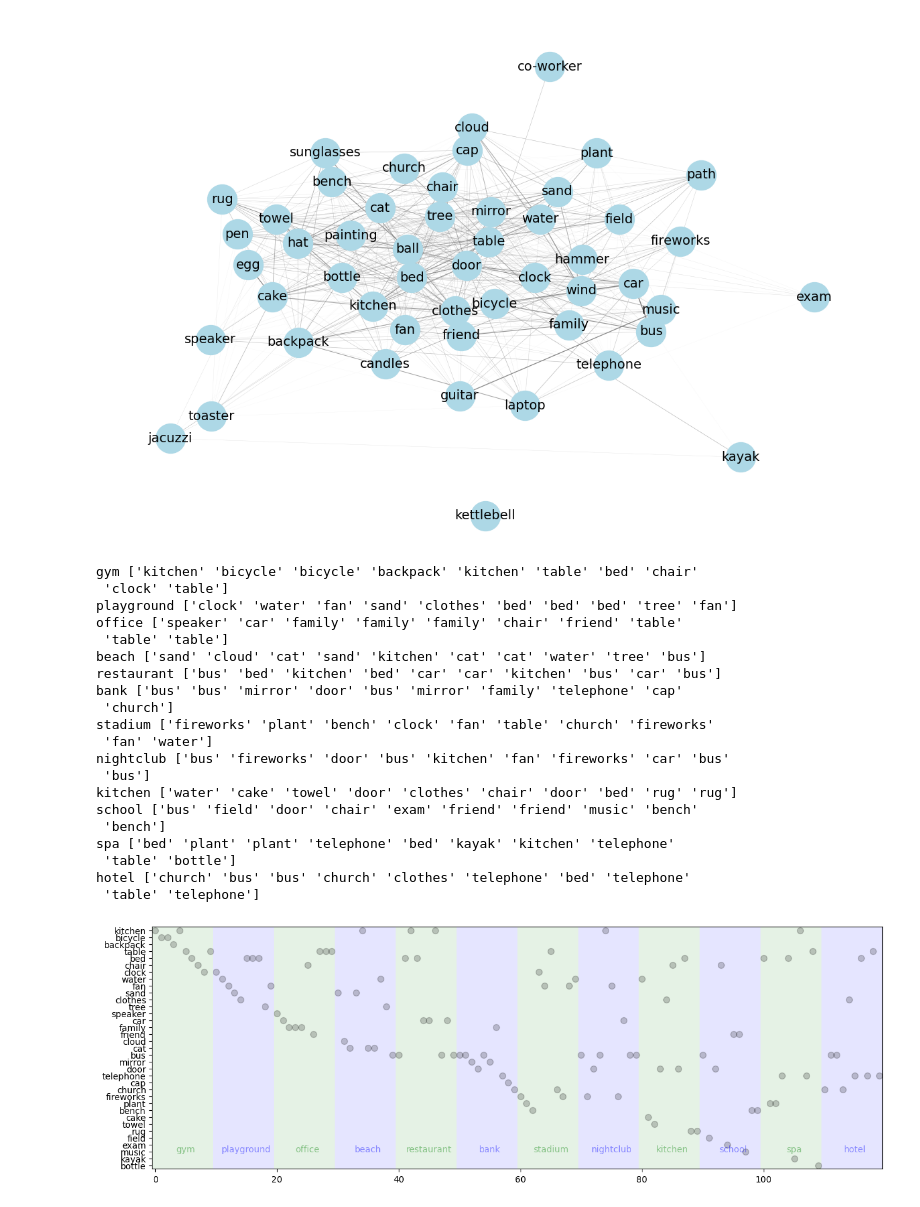
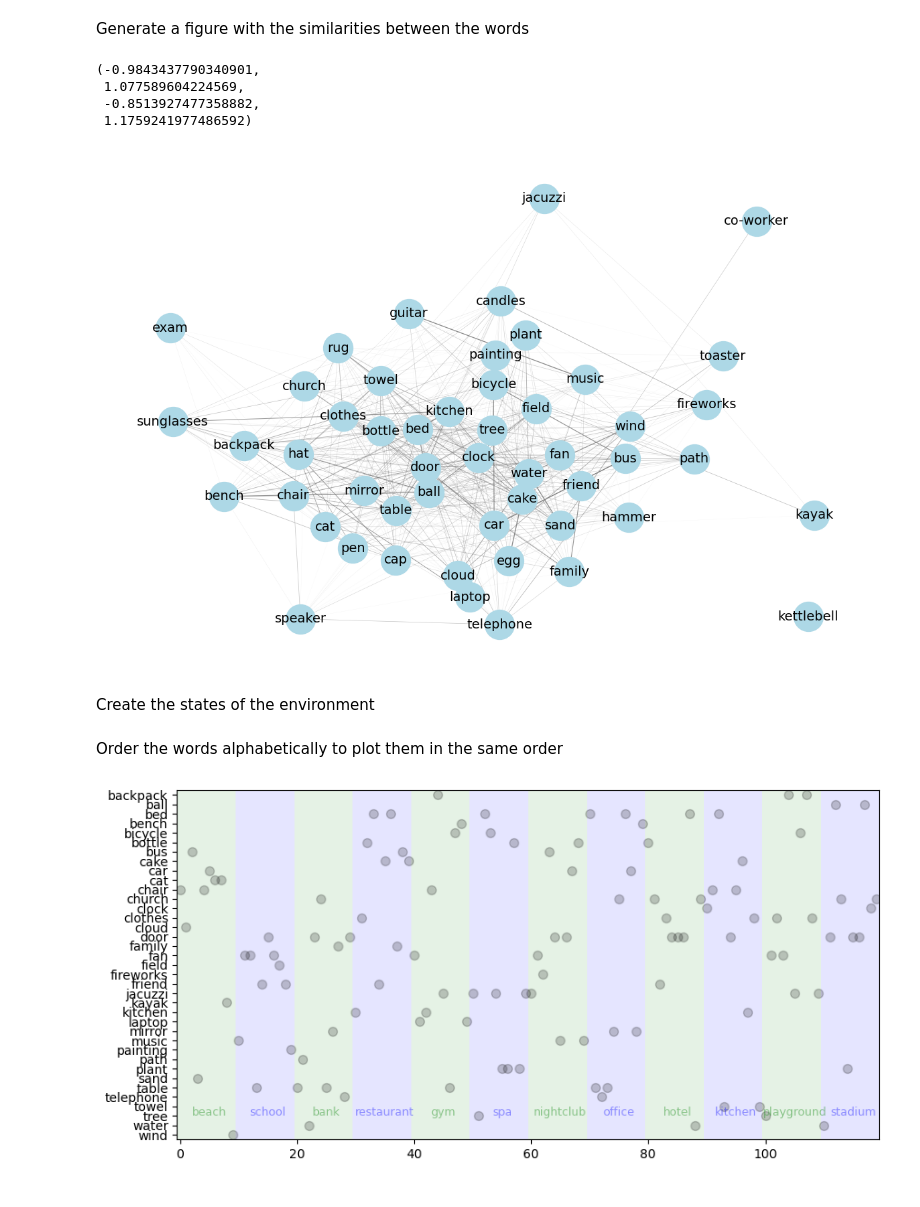
Before and after one commit to LubnaAb/episodic_memory, a Jupyter notebook: figures.ipynb, the cells around one changed output. Saved outputs shown, nothing was run; the diff lists cells and outputs as text; code cells hidden in the pictures.

```diff
--- a/figures.ipynb
+++ b/figures.ipynb
@@ -47,13 +31,10 @@ df
 # %%
 # Do the same between words and locations
-
 locations = list(set(locations))
 locations = [location for location in locations if location in model]
 
-df_locations = pd.DataFrame(columns=locations, index=words)
+df_locations_similarities = pd.DataFrame(columns=locations, index=words)
 
 for word in words:
     for location in locations:
-        df_locations.loc[word][location] = model.similarity(word, location)
-
-df_locations
+        df_locations_similarities.loc[word][location] = model.similarity(word, location)
@@ -84,3 +47,5 @@ df_locations.to_csv('locations_words_similarity.csv')
+# %% [markdown]
+Generate a figure with the similarities between the words
 # %%
 import networkx as nx
 
@@ -94,7 +59,7 @@ G.add_nodes_from(words)
 for word1 in words:
     for word2 in words:
         if word1 != word2:
-            G.add_edge(word1, word2, weight=df.loc[word1][word2])
+            G.add_edge(word1, word2, weight=df_words_similarities.loc[word1][word2])
 
 # remove edges with weight < 0.9
 G.remove_edges_from([edge for edge, weight in nx.get_edge_attributes(G, 'weight').items() if weight < 0.3])
@@ -122,13 +87,19 @@ nx.draw_networkx_labels(G, pos, font_size=14, font_family='sans', ax=ax)
 # hide the axis
 ax.axis('off')
 
-plt.show()
+# plt.show()
 # %% [output]
+(-0.9843437790340901,
+ 1.077589604224569,
+ -0.8513927477358882,
+ 1.1759241977486592)
-[figure, old version]
+[figure, new version]
+# %% [markdown]
+Create the states of the environment
 # %%
 # For each location, find the 20 most similar words
-df_locations = df_locations.astype(float)
-locations_dict = df_locations.apply(lambda x: x.sort_values(ascending=False).head(10)).to_dict()
+df_locations = df_locations_similarities.astype(float)
+locations_dict = df_locations.apply(lambda x: x.sort_values(ascending=False).head(15)).to_dict()
 
 # remove nan
 for location in locations_dict:
@@ -136,6 +107,9 @@ for location in locations_dict:
 
 # Create empty df
 df_locations_sampled = pd.DataFrame(columns=['word', 'time', 'location'])
+
+# Create a novel episode id
+novel_episode_id = 0
 
 words_to_sample = 10
 for i, location in enumerate(locations_dict):
@@ -145,26 +119,5 @@ for i, location in enumerate(locations_dict):
     word_i = np.random.choice(list(locations_dict[location].keys()), words_to_sample, p=p)
     time_ = i * words_to_sample + np.arange(words_to_sample)
     location_i = [location] * words_to_sample
-    df_locations_sampled = df_locations_sampled.append(pd.DataFrame({'word': word_i, 'time': time_, 'location': location_i}), ignore_index=True)
-    print(location, word_i)
+    df_locations_i = pd.DataFrame({'word': word_i, 'time': time_, 'location': location_i})
+    df_locations_sampled = pd.concat([df_locations_sampled, df_locations_i], ignore_index=True)
-# %% [output]
-gym ['kitchen' 'bicycle' 'bicycle' 'backpack' 'kitchen' 'table' 'bed' 'chair'
- 'clock' 'table']
-playground ['clock' 'water' 'fan' 'sand' 'clothes' 'bed' 'bed' 'bed' 'tree' 'fan']
-office ['speaker' 'car' 'family' 'family' 'family' 'chair' 'friend' 'table'
- 'table' 'table']
-beach ['sand' 'cloud' 'cat' 'sand' 'kitchen' 'cat' 'cat' 'water' 'tree' 'bus']
-restaurant ['bus' 'bed' 'kitchen' 'bed' 'car' 'car' 'kitchen' 'bus' 'car' 'bus']
-bank ['bus' 'bus' 'mirror' 'door' 'bus' 'mirror' 'family' 'telephone' 'cap'
- 'church']
-stadium ['fireworks' 'plant' 'bench' 'clock' 'fan' 'table' 'church' 'fireworks'
- 'fan' 'water']
-nightclub ['bus' 'fireworks' 'door' 'bus' 'kitchen' 'fan' 'fireworks' 'car' 'bus'
- 'bus']
-kitchen ['water' 'cake' 'towel' 'door' 'clothes' 'chair' 'door' 'bed' 'rug' 'rug']
-school ['bus' 'field' 'door' 'chair' 'exam' 'friend' 'friend' 'music' 'bench'
- 'bench']
-spa ['bed' 'plant' 'plant' 'telephone' 'bed' 'kayak' 'kitchen' 'telephone'
- 'table' 'bottle']
-hotel ['church' 'bus' 'bus' 'church' 'clothes' 'telephone' 'bed' 'telephone'
- 'table' 'telephone']
@@ -171,30 +126,44 @@ hotel ['church' 'bus' 'bus' 'church' 'clothes' 'telephone' 'bed' 'telephone'
+# %% [markdown]
+Order the words alphabetically to plot them in the same order
+# %%
+# Extract the unique words from the sampled df
+words_sorted = list(set(df_locations_sampled['word']))
+# Order it alphabetically
+words_sorted.sort()
+# Create a dict with the index of each word
+words_sorted = {word: i for i, word in enumerate(words_sorted)}
 # %%
-fig, ax = plt.subplots(figsize=(15, 5))
-
+fig, ax = plt.subplots(figsize=(10, 5))
 
 i_prev = 0
 colors = ["g", "b"] * (len(locations_dict) // 2 + 1)
 
 from matplotlib.patches import Rectangle
 
 rectangle_height = len(df_locations_sampled["word"].unique())
 
 for c, i in zip(colors, [words_to_sample] * len(locations_dict)):
     rect = Rectangle((i_prev - 0.5, - 0.5), i, rectangle_height + 0.5, linewidth=1, facecolor=c, alpha=0.1)
     ax.add_patch(rect)
     # Plot locations name at the center of the rectangle
-    ax.text(i_prev + i / 2, rectangle_height - 3, df_locations_sampled.loc[i_prev]["location"], fontsize=10, ha='center', alpha = 0.4, color=c)
+    ax.text(i_prev + i / 2, rectangle_height - 3, df_locations_sampled.loc[i_prev]["location"], fontsize=9, ha='center', alpha = 0.4, color=c)
 
     i_prev += i
 
 # set limits
 ax.set_xlim(-0.5, len(df_locations_sampled) - 0.5)
 ax.set_ylim(len(df_locations_sampled["word"].unique()) - 0.5, -0.5)
 
 for i, row in df_locations_sampled.iterrows():
-    ax.scatter(row['time'], row['word'], color='k', s=50, alpha=0.2)
-    # ax.text(row['time'] + 0.1, semantic_mds.loc[row['word']].values[0] + 0.01, row['word'], fontsize=14)
+    ax.scatter(row['time'], words_sorted[row['word']], color='k', s=50, alpha=0.2)
+
+# Shuffle y axis
+ax.set_yticks(np.arange(len(words_sorted.keys())))
+# Set words_sampled in reverse order
+
+ax.set_yticklabels(words_sorted.keys())
+
 
 plt.show()
 # %% [output]
-[figure, old version]
+[figure, new version]
```
Also changed, not shown: parts of 14 cells of this notebook, 9 other files.
